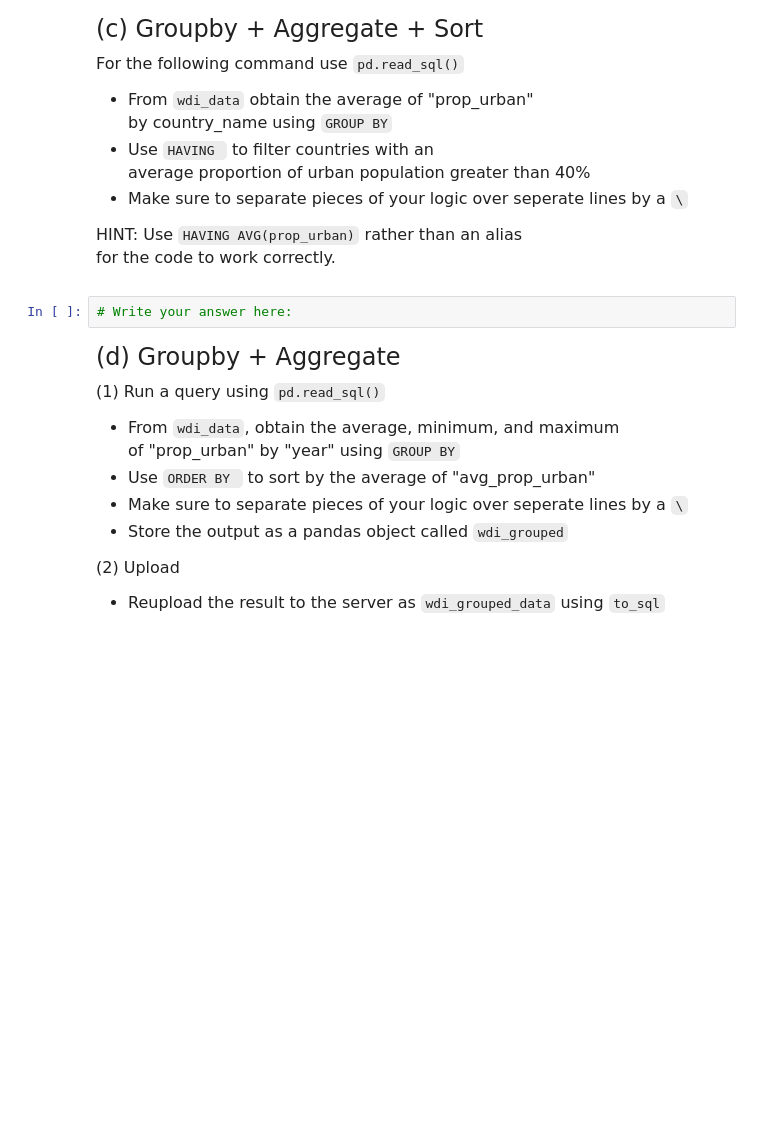
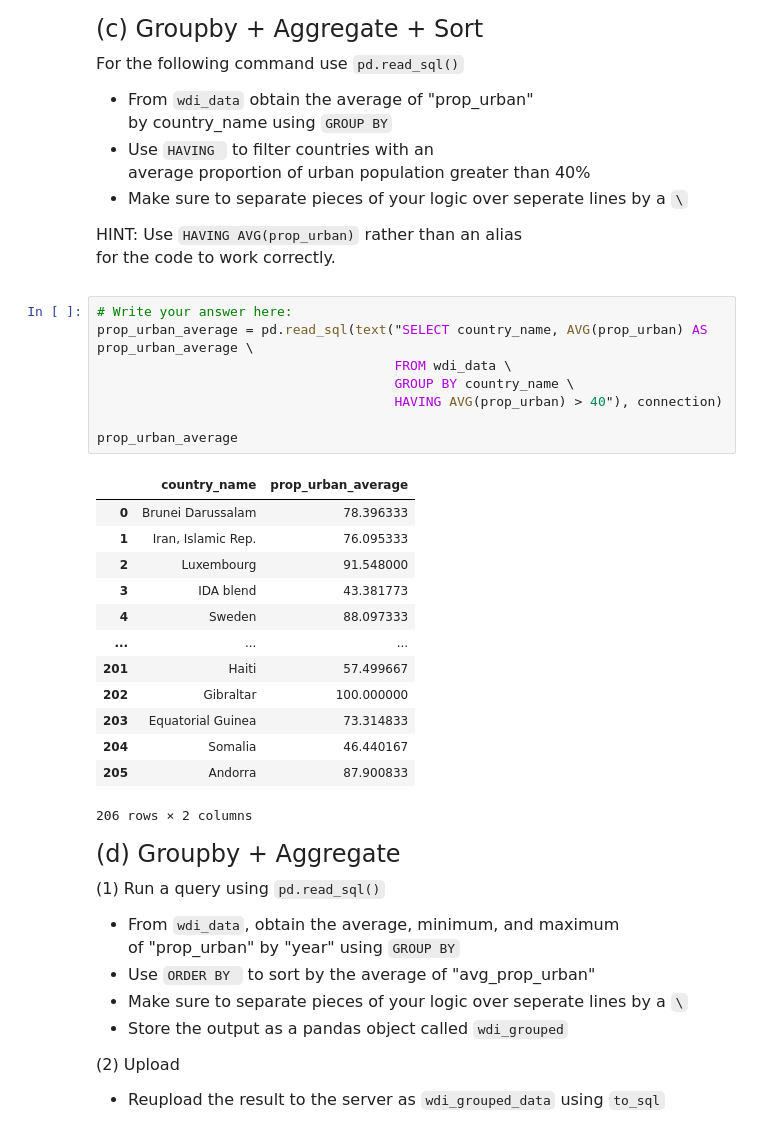
Before and after one commit to jhc1622/qtm151spring2025, a Jupyter notebook: Assignments/Assignment 10/assignment10.ipynb, the cells around one changed output. Saved outputs shown, nothing was run; the diff lists cells and outputs as text; blank space fills up the shorter version.

````diff
--- a/Assignments/Assignment 10/assignment10.ipynb
+++ b/Assignments/Assignment 10/assignment10.ipynb
@@ -95,8 +135,28 @@ average proportion of urban population greater than 40%
 
 HINT: Use ```HAVING AVG(prop_urban)``` rather than an alias <br>
 for the code to work correctly.
-# %%
-# Write your answer here:
+# %%
+# Write your answer here:
+prop_urban_average = pd.read_sql(text("SELECT country_name, AVG(prop_urban) AS prop_urban_average \
+                                      FROM wdi_data \
+                                      GROUP BY country_name \
+                                      HAVING AVG(prop_urban) > 40"), connection)
+
+prop_urban_average
+# %% [output]
+|  | country_name | prop_urban_average |
+| 0 | Brunei Darussalam | 78.396333 |
+| 1 | Iran, Islamic Rep. | 76.095333 |
+| 2 | Luxembourg | 91.548000 |
+| 3 | IDA blend | 43.381773 |
+| 4 | Sweden | 88.097333 |
+| ... | ... | ... |
+| 201 | Haiti | 57.499667 |
+| 202 | Gibraltar | 100.000000 |
+| 203 | Equatorial Guinea | 73.314833 |
+| 204 | Somalia | 46.440167 |
+| 205 | Andorra | 87.900833 |
+206 rows × 2 columns
 # %% [markdown]
 <font size = "5">
 
````
Also changed, not shown: parts of 10 cells of this notebook, 6 other files.
